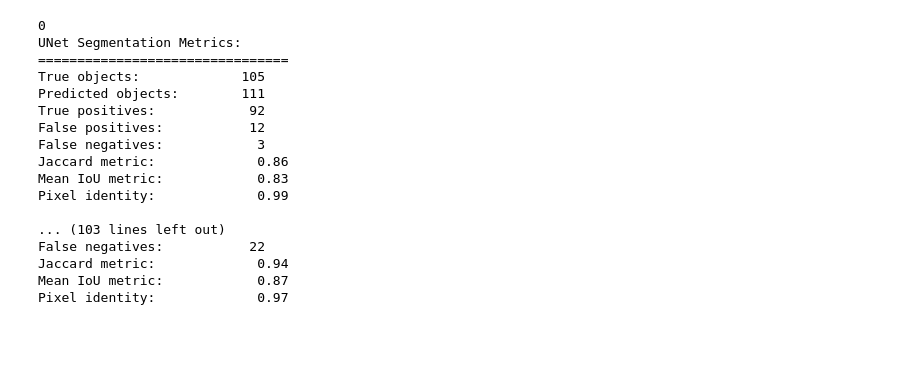
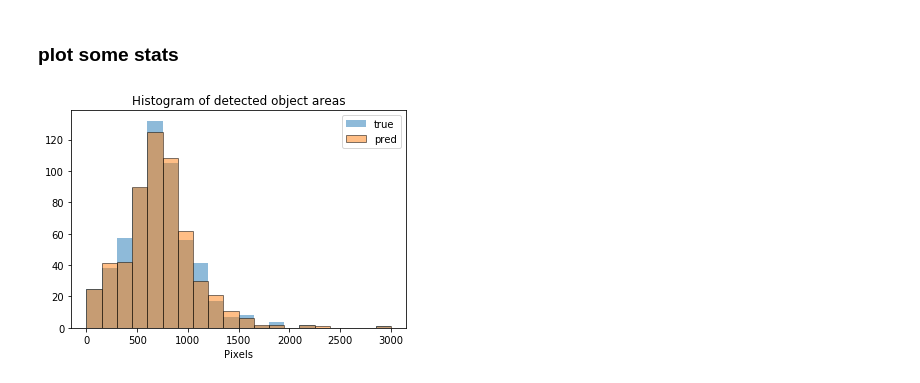
Before and after one commit to lowe-lab-ucl/unet_segmentation_metrics, a Jupyter notebook: notebooks/unet_segmentation_metrics.ipynb, the cells around one changed output. Saved outputs shown, nothing was run; the diff lists cells and outputs as text; code cells hidden in the pictures; blank space fills up the shorter version.

```diff
--- a/notebooks/unet_segmentation_metrics.ipynb
+++ b/notebooks/unet_segmentation_metrics.ipynb
@@ -39,24 +44,2 @@ print(metrix.metrics)
-# %%
-for i in range(10):
-    true = imread(os.path.join(p, 'labels_compressed', f'l_{i}.tif'))
-    pred = imread(os.path.join(p, 'segmented_2019-11-27', f's_{i}.tif'))
-    metrix = segmetrics.calculate(true, pred)
-    print(i, metrix)
-# %% [output]
-0
-UNet Segmentation Metrics:
-================================
-True objects:             105
-Predicted objects:        111
-True positives:            92
-False positives:           12
-False negatives:            3
-Jaccard metric:             0.86
-Mean IoU metric:            0.83
-Pixel identity:             0.99
-
-... (103 lines left out)
-False negatives:           22
-Jaccard metric:             0.94
-Mean IoU metric:            0.87
-Pixel identity:             0.97
+# %% [markdown]
+### plot some stats
@@ -62,0 +48,12 @@ Pixel identity:             0.97
+# %%
+bins = np.linspace(0,3000,21)
+
+plt.figure()
+plt.hist(metrix._reference.areas, bins, alpha=0.5, label='true')
+plt.hist(metrix._predicted.areas, bins, alpha=0.5, label='pred', edgecolor='k')
+plt.legend()
+plt.title('Histogram of detected object areas')
+plt.xlabel('Pixels')
+plt.show()
+# %% [output]
+[figure, added]
```
Also changed, not shown: parts of 11 cells of this notebook, 1 other file.
